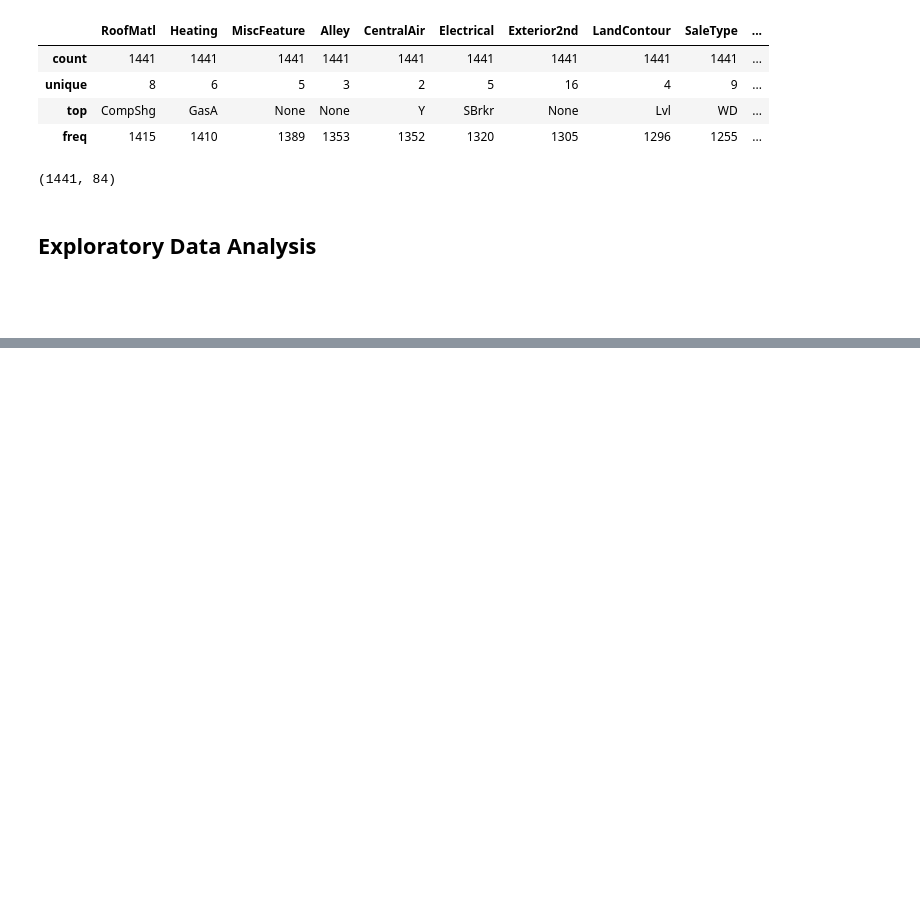
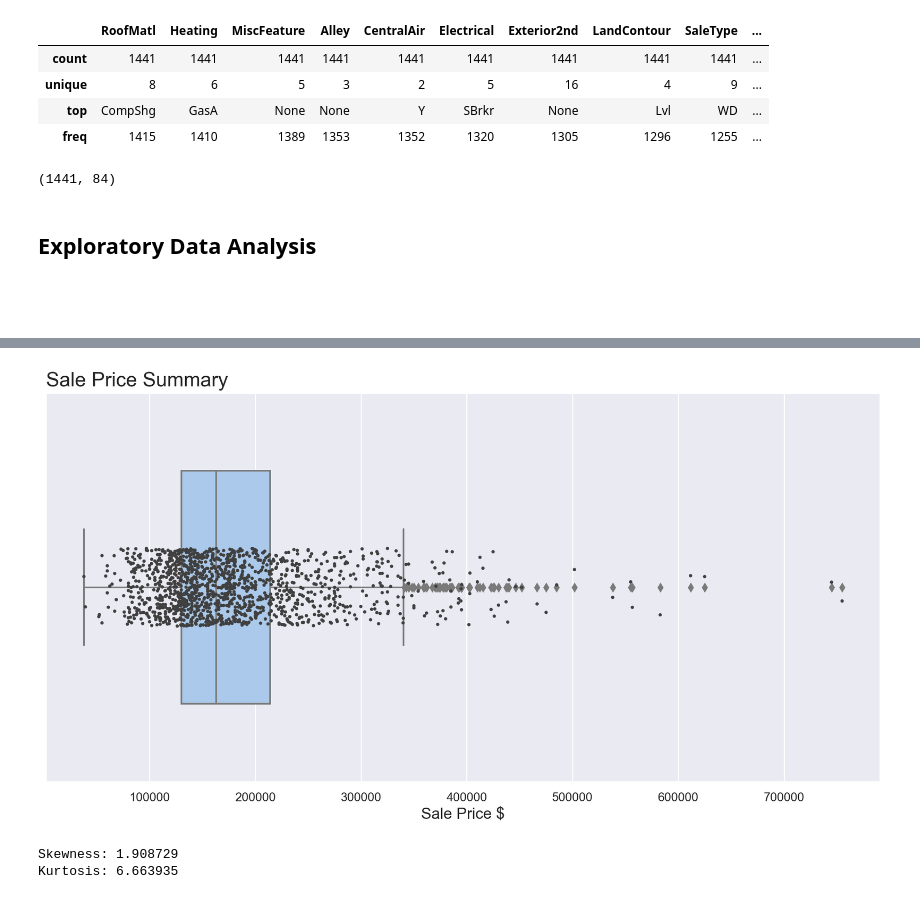
Before and after one commit to fedfioravanti/Regression-and-Classification-to-Predict-House-Prices, a Jupyter notebook: GA_Ames_House_Prices.ipynb, the cells around one changed output, grey strips where cells are left out. Drawn from its saved outputs; the diff is of its cells as text; code cells hidden in the pictures; blank space fills up the shorter version.

```diff
--- a/GA_Ames_House_Prices.ipynb
+++ b/GA_Ames_House_Prices.ipynb
@@ -932,0 +926,19 @@ df = pd.read_csv('datasets/house.csv')
+# %%
+# plot the sale price summary with each observation
+fig, ax = plt.subplots(figsize=(12, 6))
+
+sns.boxplot(df['SalePrice'], width=0.6, palette="pastel", ax=ax)
+sns.stripplot(df['SalePrice'], size=3, color="0.25", linewidth=0, ax=ax)
+ax.set_title('Sale Price Summary', loc='left', fontsize=18)
+ax.set_xlabel('Sale Price $', fontsize=14)
+
+plt.show()
+# %% [output]
+[figure, added]
+# %%
+# display skewness and kurtosis
+print("Skewness: %f" % house['SalePrice'].skew())
+print("Kurtosis: %f" % house['SalePrice'].kurt())
+# %% [output]
+Skewness: 1.908729
+Kurtosis: 6.663935
```
Also changed, not shown: parts of 26 cells of this notebook.
